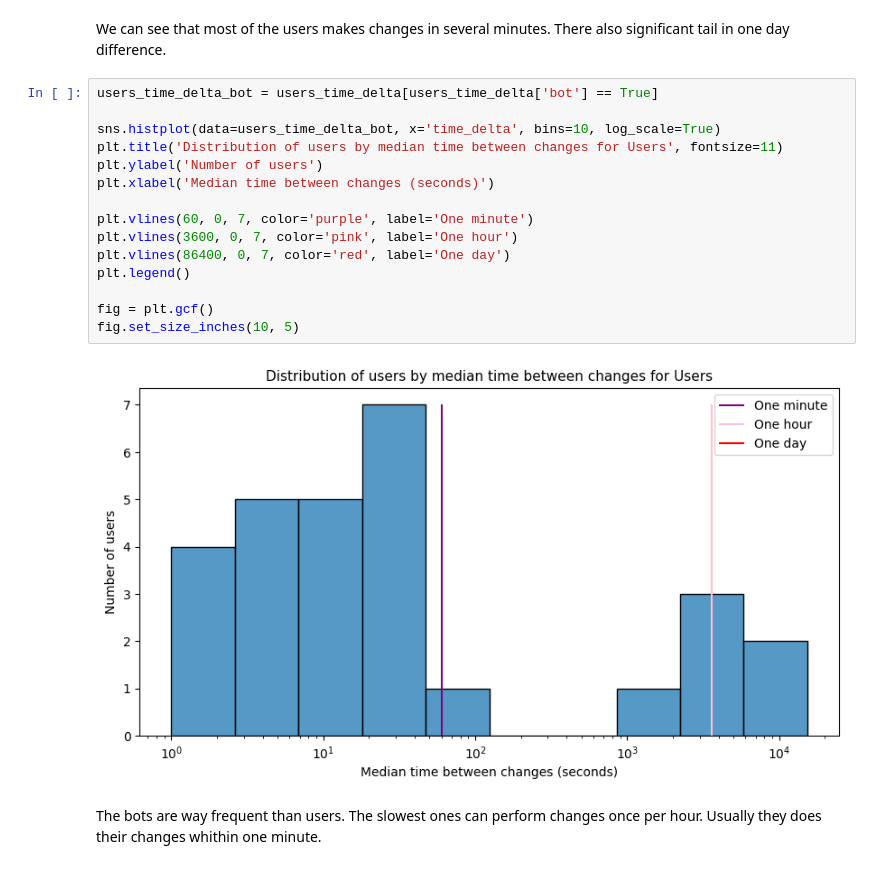
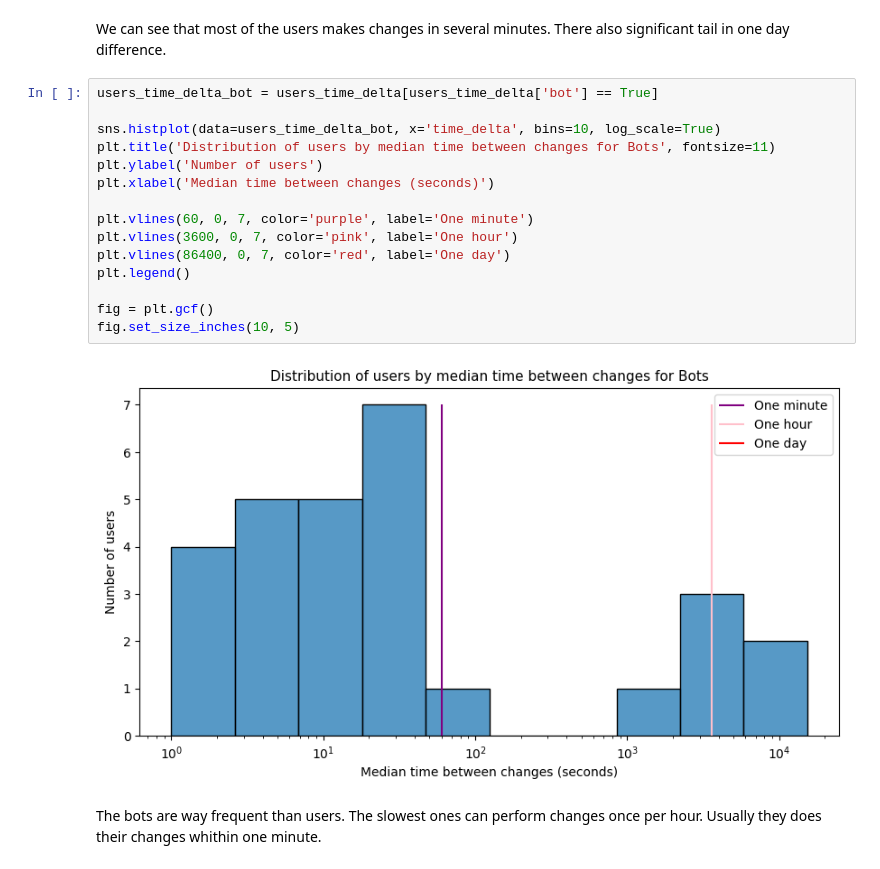
Before and after one commit to R1chrdson/bot_detection_mmdb23, a Jupyter notebook: classify_data/eda.ipynb, the cells around one changed output. Cells and saved outputs as stored; diff of their text form.

```diff
--- a/classify_data/eda.ipynb
+++ b/classify_data/eda.ipynb
@@ -141,20 +141,20 @@ There also significant tail in one day difference.
 # %%
 users_time_delta_bot = users_time_delta[users_time_delta['bot'] == True]
 
 sns.histplot(data=users_time_delta_bot, x='time_delta', bins=10, log_scale=True)
-plt.title('Distribution of users by median time between changes for Users', fontsize=11)
+plt.title('Distribution of users by median time between changes for Bots', fontsize=11)
 plt.ylabel('Number of users')
 plt.xlabel('Median time between changes (seconds)')
 
 plt.vlines(60, 0, 7, color='purple', label='One minute')
 plt.vlines(3600, 0, 7, color='pink', label='One hour')
 plt.vlines(86400, 0, 7, color='red', label='One day')
 plt.legend()
 
 fig = plt.gcf()
 fig.set_size_inches(10, 5)
 # %% [output]
-[figure, old version]
+[figure, new version]
 # %% [markdown]
 The bots are way frequent than users. The slowest ones can perform changes once per hour.
 Usually they does their changes whithin one minute.
```
Also changed, not shown: parts of 3 cells of this notebook.
